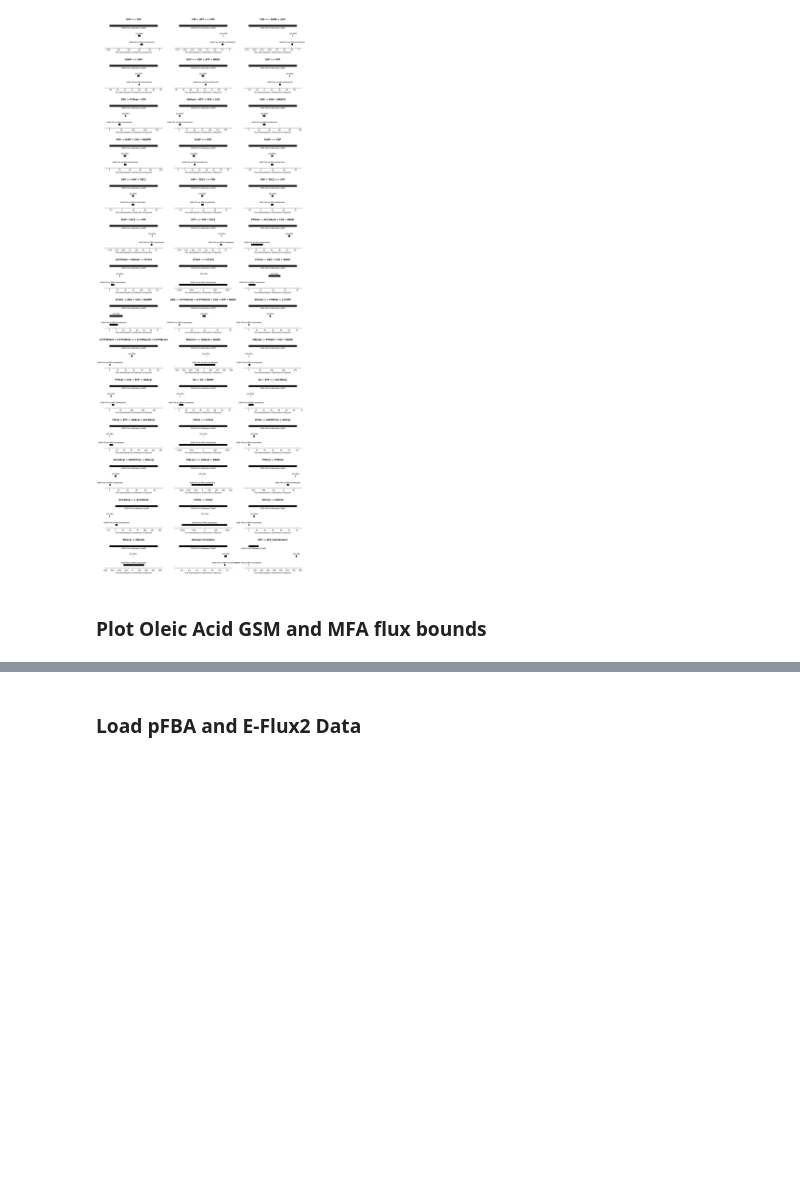
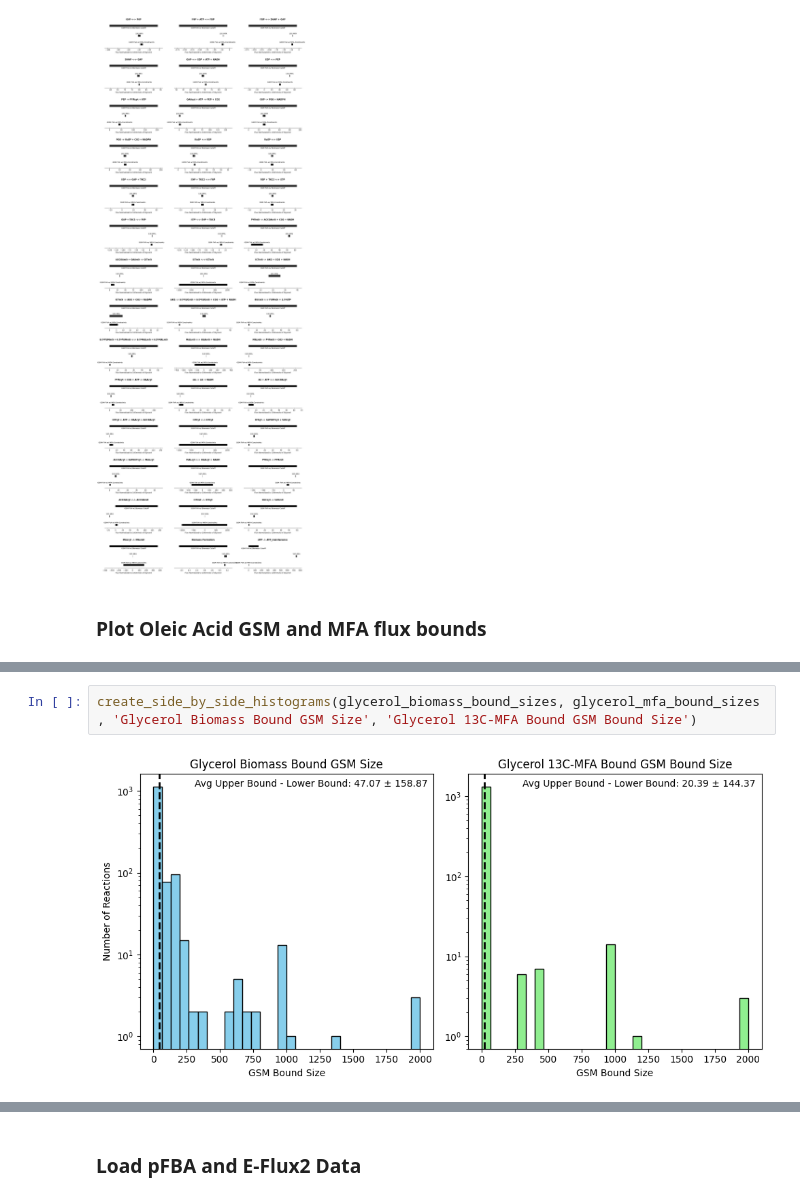
Before and after one commit to garrettroell/yarrrowia_eflux2, a Jupyter notebook: notebooks/D_gsm_sources_and_sinks.ipynb, the cells around one changed output, grey strips where cells are left out. Cells and saved outputs as stored; diff of their text form; blank space fills up the shorter version.

```diff
--- a/notebooks/D_gsm_sources_and_sinks.ipynb
+++ b/notebooks/D_gsm_sources_and_sinks.ipynb
@@ -231,0 +156,4 @@ plot_rxn_gsm_bounds_grid(central_rxn_df=central_rxn_df, substrate='Oleic Acid')
+# %%
+create_side_by_side_histograms(glycerol_biomass_bound_sizes, glycerol_mfa_bound_sizes , 'Glycerol Biomass Bound GSM Size', 'Glycerol 13C-MFA Bound GSM Bound Size')
+# %% [output]
+[figure, added]
```
Also changed, not shown: parts of 16 cells of this notebook, 20 other files.
